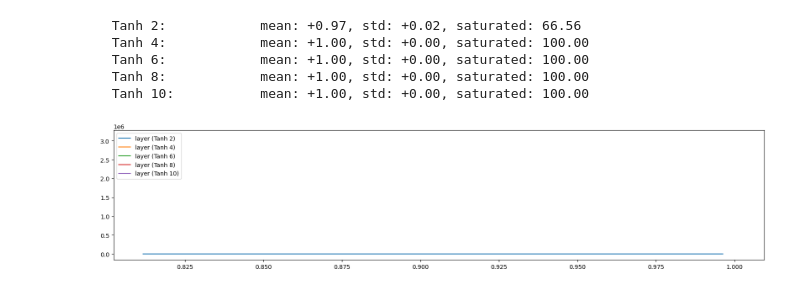
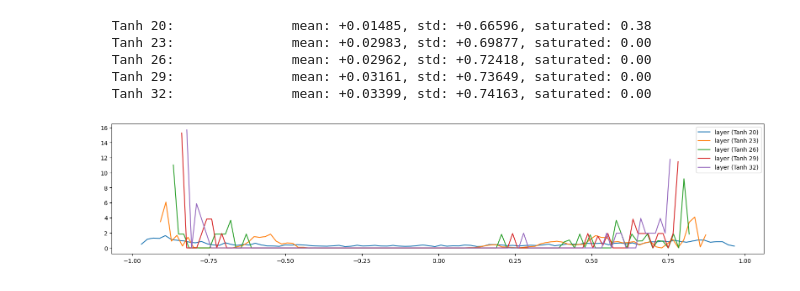
Before and after one commit to michal-minich/makemore-mm, a Jupyter notebook: projects/layers/layers.ipynb, the cells around one changed output. Saved outputs shown, nothing was run; the diff lists cells and outputs as text; code cells hidden in the pictures.

Commit message:
Graphs 2

```diff
--- a/projects/layers/layers.ipynb
+++ b/projects/layers/layers.ipynb
@@ -222,9 +232,9 @@ Max learning rate:   0.14
 # %%
-plotActivationsDistribution(np, Tanh)
+plotActivationsDistribution(np.layers, Tanh)
 # %% [output]
-  Tanh 2:            mean: +0.97, std: +0.02, saturated: 66.56
-  Tanh 4:            mean: +1.00, std: +0.00, saturated: 100.00
-  Tanh 6:            mean: +1.00, std: +0.00, saturated: 100.00
-  Tanh 8:            mean: +1.00, std: +0.00, saturated: 100.00
-  Tanh 10:           mean: +1.00, std: +0.00, saturated: 100.00
+  Tanh 20:               mean: +0.01485, std: +0.66596, saturated: 0.38
+  Tanh 23:               mean: +0.02983, std: +0.69877, saturated: 0.00
+  Tanh 26:               mean: +0.02962, std: +0.72418, saturated: 0.00
+  Tanh 29:               mean: +0.03161, std: +0.73649, saturated: 0.00
+  Tanh 32:               mean: +0.03399, std: +0.74163, saturated: 0.00
-[figure, old version]
+[figure, new version]
```
Also changed, not shown: parts of 27 cells of this notebook, 7 other files.
